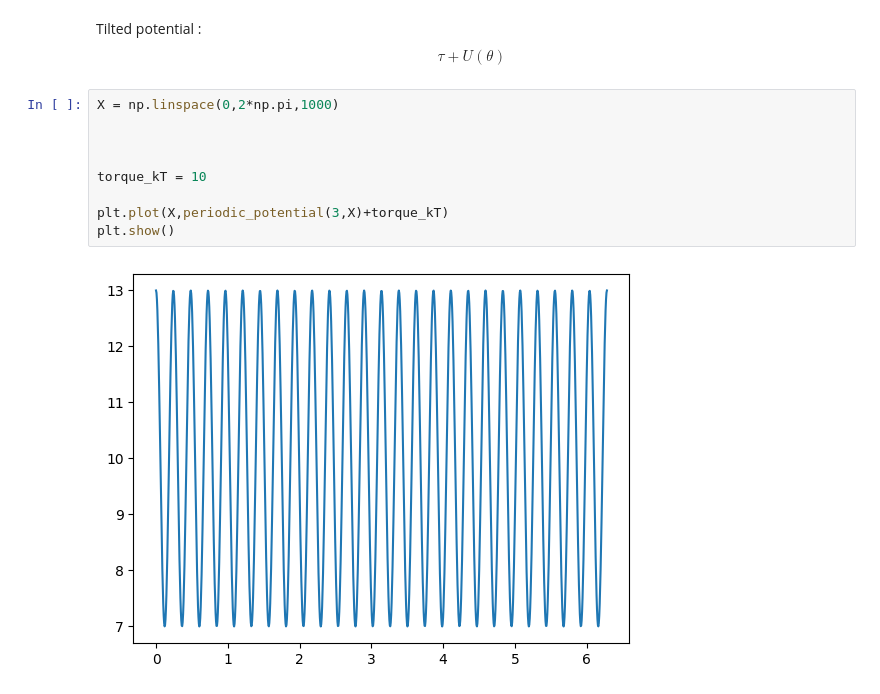
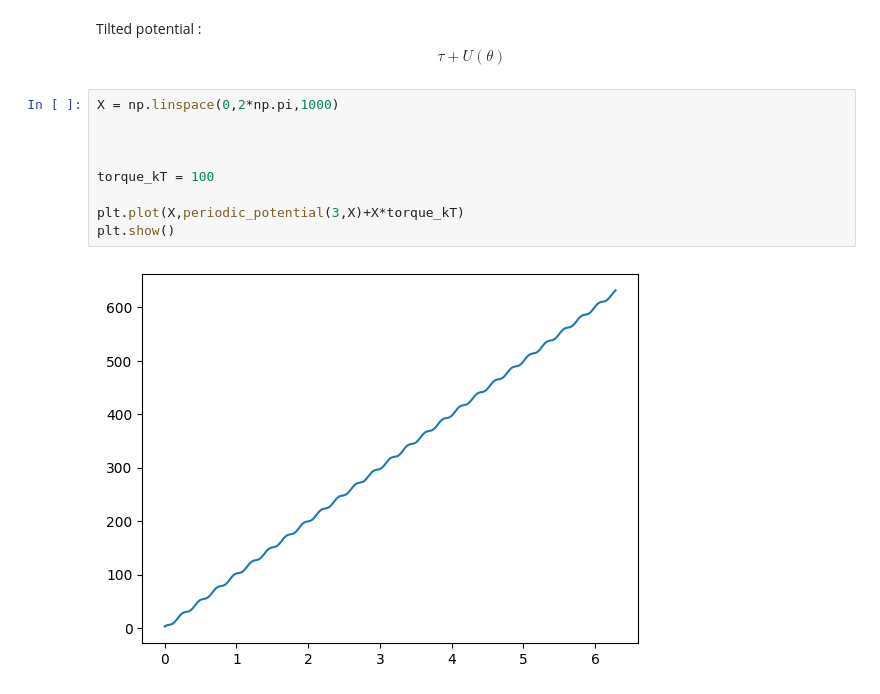
Before and after one commit to Antonin-Prom/IDIL_Internship_BFM_Langevin_modeling, a Jupyter notebook: langevin_simu/Diffusion Coefficients/Diffusion simulations.ipynb, the cells around one changed output. Saved outputs shown, nothing was run; the diff lists cells and outputs as text.

```diff
--- a/langevin_simu/Diffusion Coefficients/Diffusion simulations.ipynb
+++ b/langevin_simu/Diffusion Coefficients/Diffusion simulations.ipynb
@@ -258,11 +258,11 @@ $$\tau + U(\theta)$$
 # %%
 X = np.linspace(0,2*np.pi,1000)
 
 
 
-torque_kT = 10
+torque_kT = 100
 
-plt.plot(X,periodic_potential(3,X)+torque_kT)
+plt.plot(X,periodic_potential(3,X)+X*torque_kT)
 plt.show()
 # %% [output]
-[figure, old version]
+[figure, new version]
```
Also changed, not shown: parts of 5 cells of this notebook, 4 other files.
